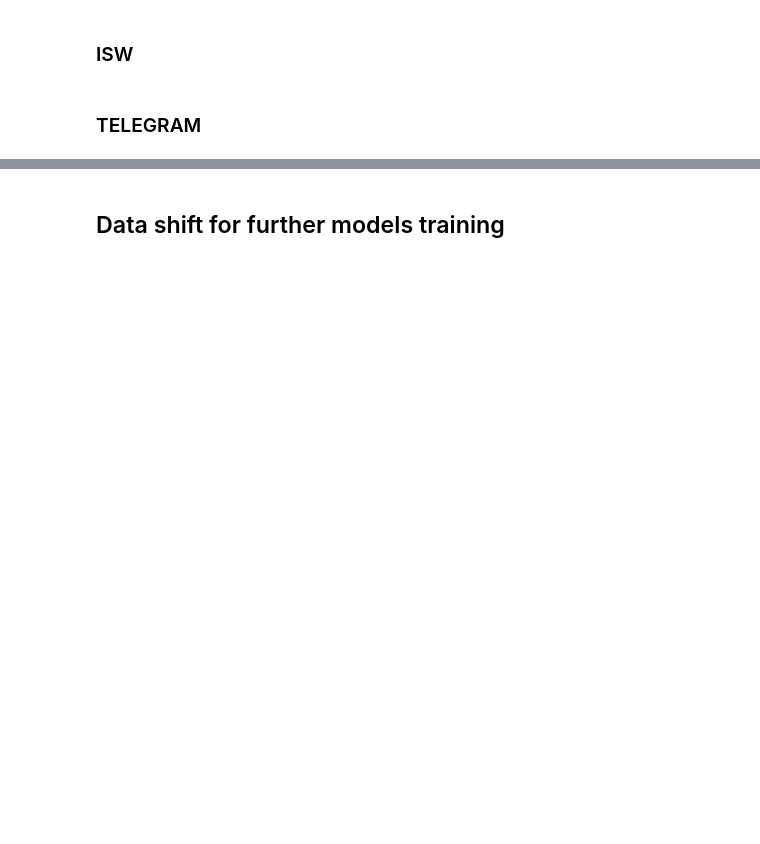
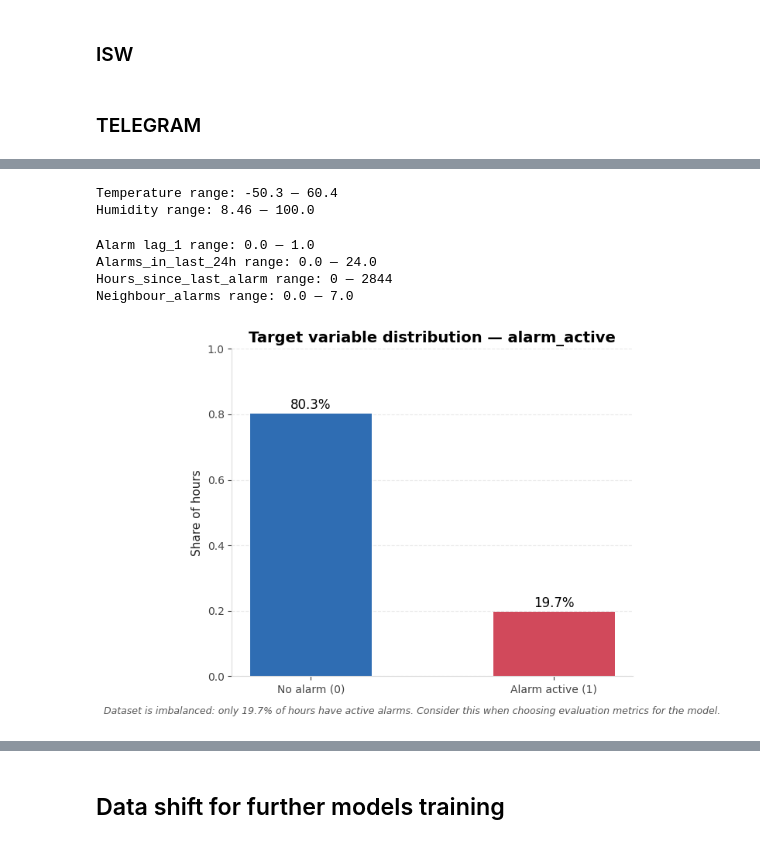
Before and after one commit to khorunzhaviktoriia/war-events-predictor-saas, a Jupyter notebook: forecasting/data_merge_feature_engineering.ipynb, the cells around one changed output, grey strips where cells are left out. Drawn from its saved outputs; the diff is of its cells as text; code cells hidden in the pictures; blank space fills up the shorter version.

Commit message:
EDA for merged dataset

```diff
--- a/forecasting/data_merge_feature_engineering.ipynb
+++ b/forecasting/data_merge_feature_engineering.ipynb
@@ -466,0 +604,61 @@ df_final.head()
+# %%
+print(f"Temperature range: {df['hour_temp'].min()} — {df['hour_temp'].max()}")
+print(f"Humidity range: {df['hour_humidity'].min()} — {df['hour_humidity'].max()}")
+# %% [output]
+Temperature range: -50.3 — 60.4
+Humidity range: 8.46 — 100.0
+# %%
+print(f"Alarm lag_1 range: {df['alarm_lag_1'].min()} — {df['alarm_lag_1'].max()}")
+print(f"Alarms_in_last_24h range: {df['alarms_in_last_24h'].min()} — {df['alarms_in_last_24h'].max()}")
+print(f"Hours_since_last_alarm range: {df['hours_since_last_alarm'].min()} — {df['hours_since_last_alarm'].max()}")
+print(f"Neighbour_alarms range: {df['neighbour_alarms'].min()} — {df['neighbour_alarms'].max()}")
+# %% [output]
+Alarm lag_1 range: 0.0 — 1.0
+Alarms_in_last_24h range: 0.0 — 24.0
+Hours_since_last_alarm range: 0 — 2844
+Neighbour_alarms range: 0.0 — 7.0
+# %%
+plt.rcParams.update({
+    "axes.edgecolor": "#DDDDDD",
+    "axes.labelcolor": "#222222",
+    "axes.titleweight": "bold",
+    "axes.titlesize": 14,
+    "axes.labelsize": 11,
+    "xtick.color": "#444444",
+    "ytick.color": "#444444",
+    "grid.color": "#D9D9D9",
+    "grid.alpha": 0.5,
+    "grid.linestyle": "--",
+    "axes.spines.top": False,
+    "axes.spines.right": False,
+})
+
+BLUE_MAIN = "#2F6DB3"
+RED_ACCENT = "#D1495B"
+GOLD = "#F4A261"
+TEXT_GREY = "#555555"
+# %%
+alarm_rate = df['alarm_active'].mean()
+
+fig, ax = plt.subplots(figsize=(6, 5))
+bars = ax.bar(['No alarm (0)', 'Alarm active (1)'], [1 - alarm_rate, alarm_rate], color=[BLUE_MAIN, RED_ACCENT], width=0.5)
+
+for bar, val in zip(bars, [1 - alarm_rate, alarm_rate]):
+    ax.text(bar.get_x() + bar.get_width() / 2, val + 0.005, f'{val:.1%}', ha='center', va='bottom', fontsize=12)
+
+ax.set_title('Target variable distribution — alarm_active')
+ax.set_ylabel('Share of hours')
+ax.set_ylim(0, 1)
+ax.grid(axis='y')
+ax.set_axisbelow(True)
+
+fig.text(0.5, -0.02,
+         f'Dataset is imbalanced: only {alarm_rate:.1%} of hours have active alarms. '
+         'Consider this when choosing evaluation metrics for the model.',
+         ha='center', fontsize=9, color=TEXT_GREY, style='italic')
+
+plt.tight_layout()
+plt.savefig('target_balance.png', dpi=150, bbox_inches='tight')
+plt.show()
+# %% [output]
+[figure, added]
```
Also changed, not shown: parts of 53 cells of this notebook.
